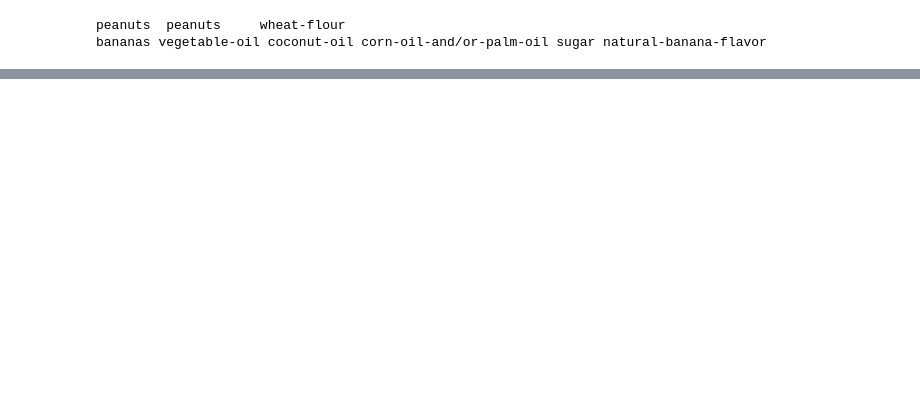
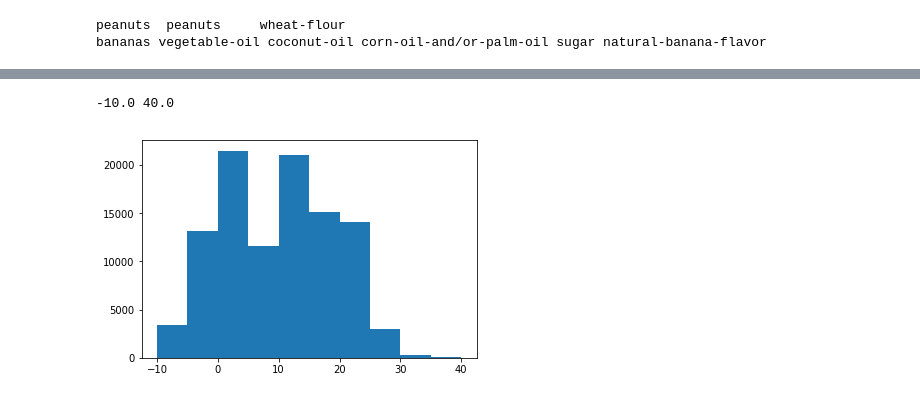
Before and after one commit to gabet2/STAT542, a Jupyter notebook: sguo/2_Supervised.ipynb, the cells around one changed output, grey strips where cells are left out. Saved outputs shown, nothing was run; the diff lists cells and outputs as text; code cells hidden in the pictures; blank space fills up the shorter version.

```diff
--- a/sguo/2_Supervised.ipynb
+++ b/sguo/2_Supervised.ipynb
@@ -110,0 +119,7 @@ df_features.to_csv("../data/tfidf_features.csv")
+# %%
+
+plt.hist(df_features["nutrition-score-uk_100g"])
+print(min(df_features["nutrition-score-uk_100g"]), max(df_features["nutrition-score-uk_100g"]))
+# %% [output]
+-10.0 40.0
+[figure, added]
```
Also changed, not shown: parts of 21 cells of this notebook, 1 other file.
